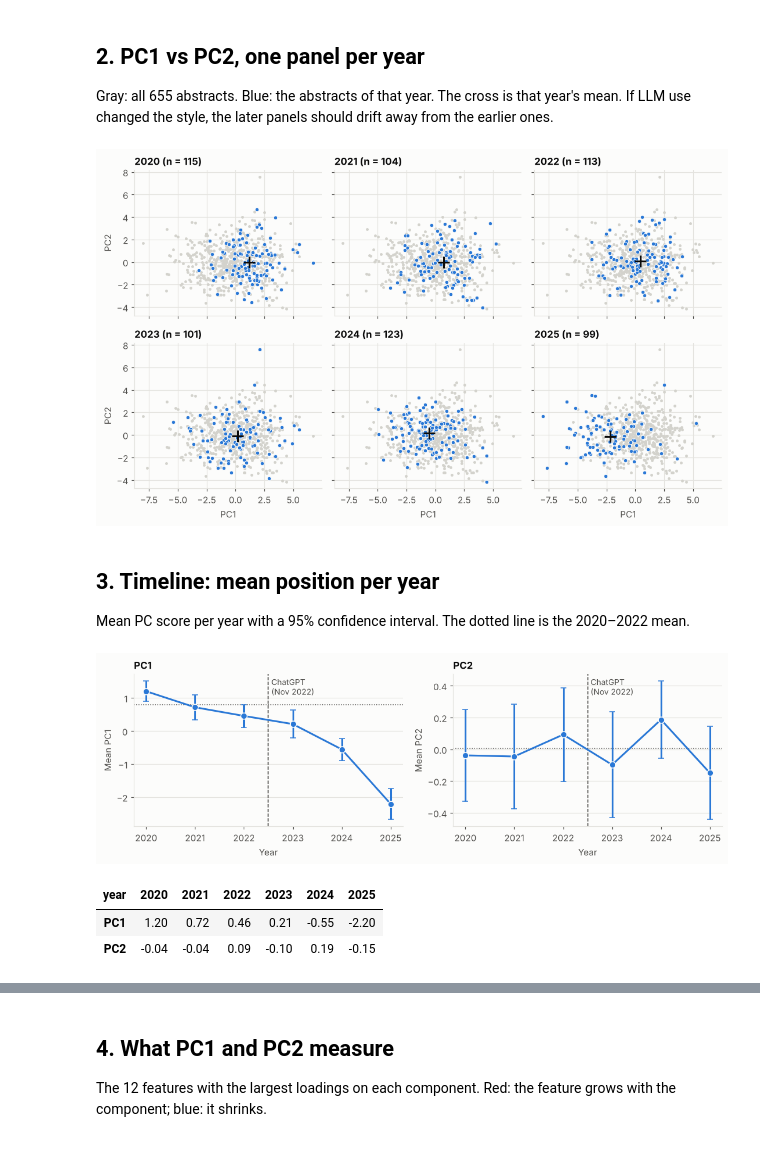
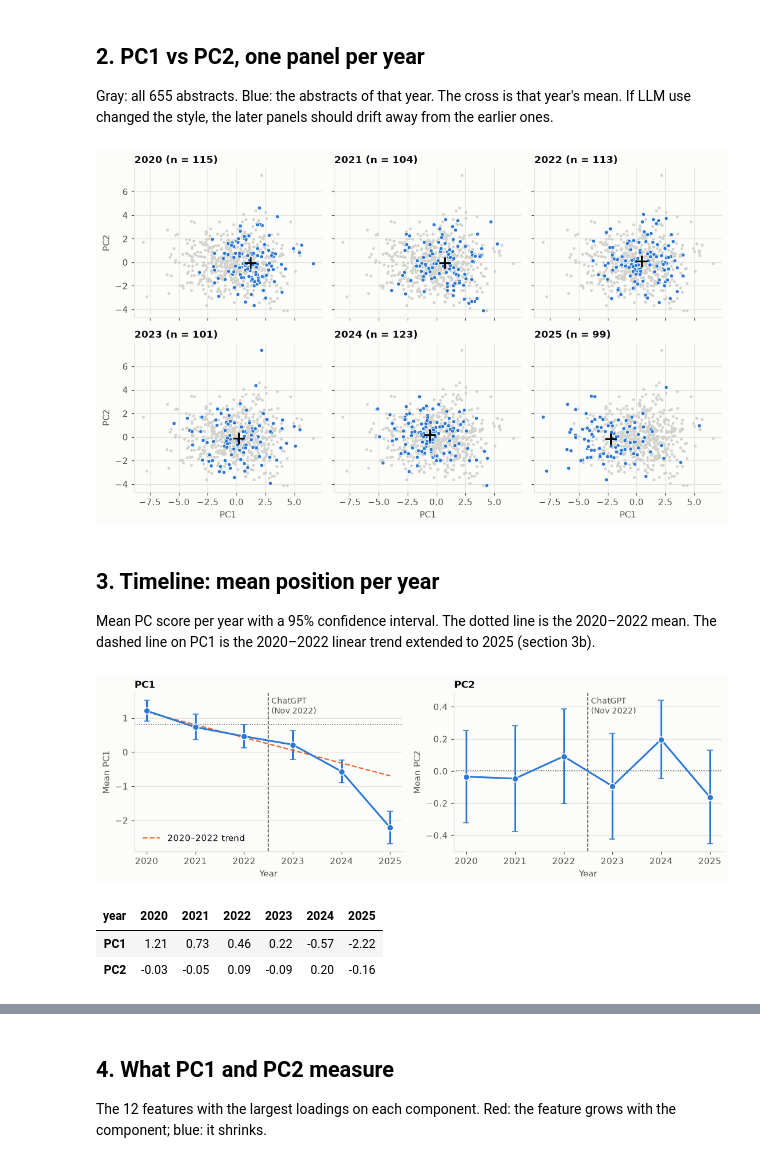
Before and after one commit to martiinsssssss/llm_footprint, a Jupyter notebook: notebook/feature_pca.ipynb, the cells around one changed output, grey strips where cells are left out. Drawn from its saved outputs; the diff is of its cells as text; code cells hidden in the pictures.

```diff
--- a/notebook/feature_pca.ipynb
+++ b/notebook/feature_pca.ipynb
@@ -22,7 +24,9 @@ from sklearn.pipeline import make_pipeline
 from sklearn.preprocessing import StandardScaler
 
 FEATURES_CSV = "../data/processed/features_v1.csv"
-CHATGPT = 2022.5  # between the last pre and the first post year
+CHATGPT = 2022.5  # between the last pre-ChatGPT year and the transition year
+BEFORE_YEARS = [2020, 2021, 2022]
+AFTER_YEARS = [2024, 2025]  # 2023 is a transition year, left out of every comparison
 
 # Colors from the dataviz reference palette (light surface).
 SURFACE, TEXT, MUTED, GRID = "#fcfcfb", "#0b0b0b", "#52514e", "#e4e3df"
@@ -38,10 +42,10 @@ plt.rcParams.update({
 })
 # %%
 df = pd.read_csv(FEATURES_CSV)
-df["post"] = df.year >= 2023
+df["period"] = np.select([df.year.isin(BEFORE_YEARS), df.year.isin(AFTER_YEARS)], ["before", "after"], "transition")
 # Length is not a style feature (the generation prompt fixes it): see CONTROL_COLUMNS in analysis/features.py.
 CONTROL = ["n_words"]
-used = [c for c in df.columns if c not in ("paper_id", "year", "source", "post", *CONTROL)]
+used = [c for c in df.columns if c not in ("paper_id", "year", "source", "period", *CONTROL)]
 assert not df[used].isna().any().any(), "NaN features: the scaler and the PCA need complete rows"
 print(f"{len(df)} abstracts, {len(used)} features used")
 df.groupby("year").agg(abstracts=("paper_id", "size"), median_words=("n_words", "median")).T
@@ -91,32 +95,41 @@ for ax in axes[:, 0]:
 fig.tight_layout()
 plt.show()
 # %% [output]
-[figure, old version]
+[figure, new version]
 # %% [markdown]
 ## 3. Timeline: mean position per year
 
-Mean PC score per year with a 95% confidence interval. The dotted line is the 2020–2022 mean.
+Mean PC score per year with a 95% confidence interval. The dotted line is the 2020–2022 mean. The dashed line on PC1 is the 2020–2022 linear trend extended to 2025 (section 3b).
 # %%
-def timeline(ax, column):
+def trend_line(stats):
+    """Linear fit of the yearly means over BEFORE_YEARS."""
+    return np.polyfit(BEFORE_YEARS, stats.loc[BEFORE_YEARS, "mean"], 1)
+
+
+def timeline(ax, column, trend=False):
     stats = df.groupby("year")[column].agg(["mean", "sem"])
     ax.axvline(CHATGPT, color=MUTED, linestyle="--", linewidth=1)
-    ax.axhline(df.loc[~df.post, column].mean(), color=MUTED, linestyle=":", linewidth=1)
+    ax.axhline(df.loc[df.period == "before", column].mean(), color=MUTED, linestyle=":", linewidth=1)
     ax.errorbar(stats.index, stats["mean"], yerr=1.96 * stats["sem"], color=BLUE, linewidth=2,
                 marker="o", markersize=7, markeredgecolor=SURFACE, capsize=3)
+    if trend:
+        ax.plot(stats.index, np.polyval(trend_line(stats), stats.index), color=ORANGE, linestyle="--",
+                linewidth=1.5, label="2020–2022 trend")
+        ax.legend(frameon=False, loc="lower left")
     ax.text(CHATGPT + 0.06, 0.98, "ChatGPT\n(Nov 2022)", transform=ax.get_xaxis_transform(),
             va="top", fontsize=9, color=MUTED)
     ax.set(xlabel="Year", ylabel=f"Mean {column}", xticks=stats.index)
     ax.grid(axis="x", visible=False)
     ax.set_title(column)
 
 fig, axes = plt.subplots(1, 2, figsize=(10, 3.4))
-timeline(axes[0], "PC1")
+timeline(axes[0], "PC1", trend=True)
 timeline(axes[1], "PC2")
 fig.tight_layout()
 plt.show()
 df.groupby("year")[["PC1", "PC2"]].mean().round(2).T
 # %% [output]
-[figure, old version]
+[figure, new version]
 | year | 2020 | 2021 | 2022 | 2023 | 2024 | 2025 |
-| PC1 | 1.20 | 0.72 | 0.46 | 0.21 | -0.55 | -2.20 |
-| PC2 | -0.04 | -0.04 | 0.09 | -0.10 | 0.19 | -0.15 |
+| PC1 | 1.21 | 0.73 | 0.46 | 0.22 | -0.57 | -2.22 |
+| PC2 | -0.03 | -0.05 | 0.09 | -0.09 | 0.20 | -0.16 |
```
Also changed, not shown: parts of 13 cells of this notebook.
